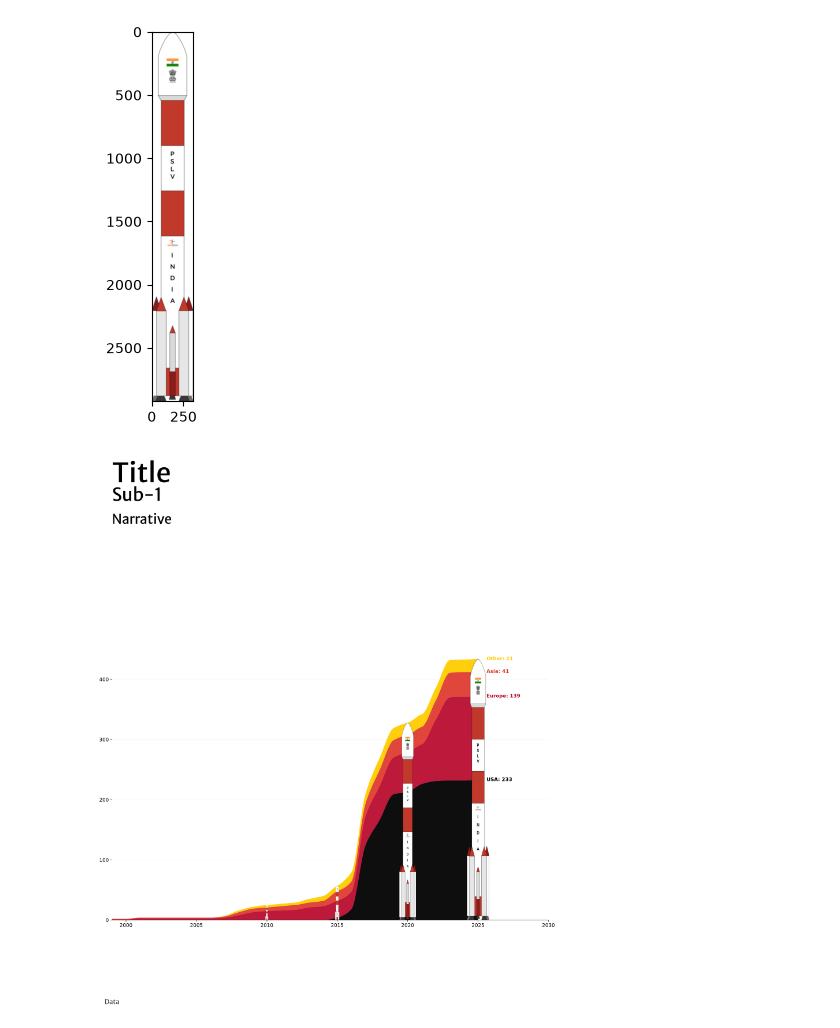
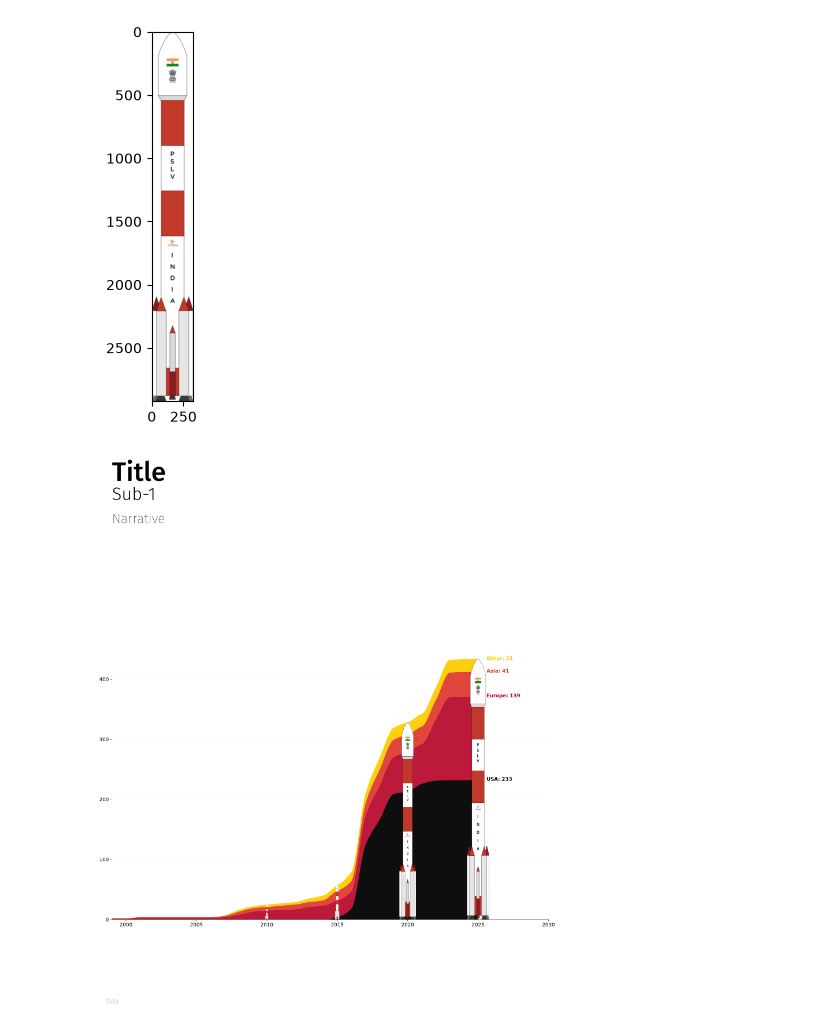
Before and after one commit to debatreyo/ISRO---Missions, a Jupyter notebook: notebooks/data_viz.ipynb, the cells around one changed output. Cells and saved outputs as stored; diff of their text form; code cells hidden in the pictures.

```diff
--- a/notebooks/data_viz.ipynb
+++ b/notebooks/data_viz.ipynb
@@ -122,8 +122,9 @@ region_colors = [
 fc = "#ffffff"
 
 
-mw_reg = load_google_font("Merriweather Sans")
-
+bold = load_google_font("Fira Sans", weight=500)
+regular = load_google_font("Fira Sans", weight=300)
+thin = load_google_font("Fira Sans", weight=100)
 
 
 # regions to plot
@@ -145,7 +146,7 @@ fig_text(
   y=0.95,
   s="Title",
   size=60, color="black",
-  font=mw_reg,
+  font=bold,
   highlight_textprops=[
 
   ],
@@ -157,7 +158,7 @@ fig_text(
   y=0.9,
   s="Sub-1",
   size=40, color="black",
-  font=mw_reg,
+  font=regular,
   highlight_textprops=[
 
   ],
@@ -169,7 +170,7 @@ fig_text(
   y=0.85,
   s="Narrative",
   size=30, color="black",
-  font=mw_reg,
+  font=thin,
   highlight_textprops=[
 
   ],
@@ -181,7 +182,7 @@ fig_text(
   y=-0.042,
   s="Data",
   size=15,
-  font=mw_reg,
+  font=thin,
   color="black",
   alpha=0.7,
   ha="center"
@@ -284,31 +285,31 @@ x_limits = ax.get_xlim()
 y_limits = ax.get_ylim()
 
 # Draw rockets at milestone years
 for year, total in zip(milestone_years, milestone_totals):
 
     ax.imshow(
         rocket_img,
         extent=[
             year - rocket_width.get(year, 2) / 2,
             year + rocket_width.get(year, 2) / 2,
             0,
             total
         ],
         aspect="auto",
         interpolation="lanczos",
         zorder=4
     )
 
 # Restore axis limits
 ax.set_xlim(x_limits)
 ax.set_ylim(y_limits)
 
 
 save_path = os.path.join(
     "..", "viz",
     "test_sm_pslv.jpeg"
 )
 
 plt.savefig(save_path, dpi=dpi, bbox_inches="tight", pad_inches=1)
 # %% [output]
-[figure, old version]
+[figure, new version]
```
Also changed, not shown: 1 other file.
